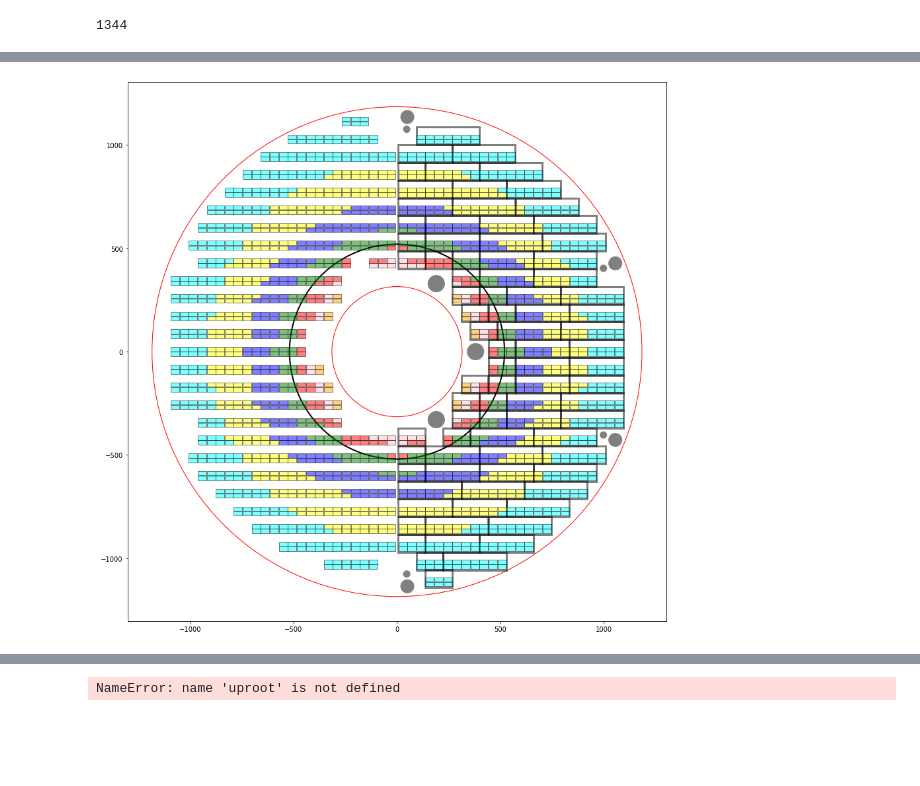
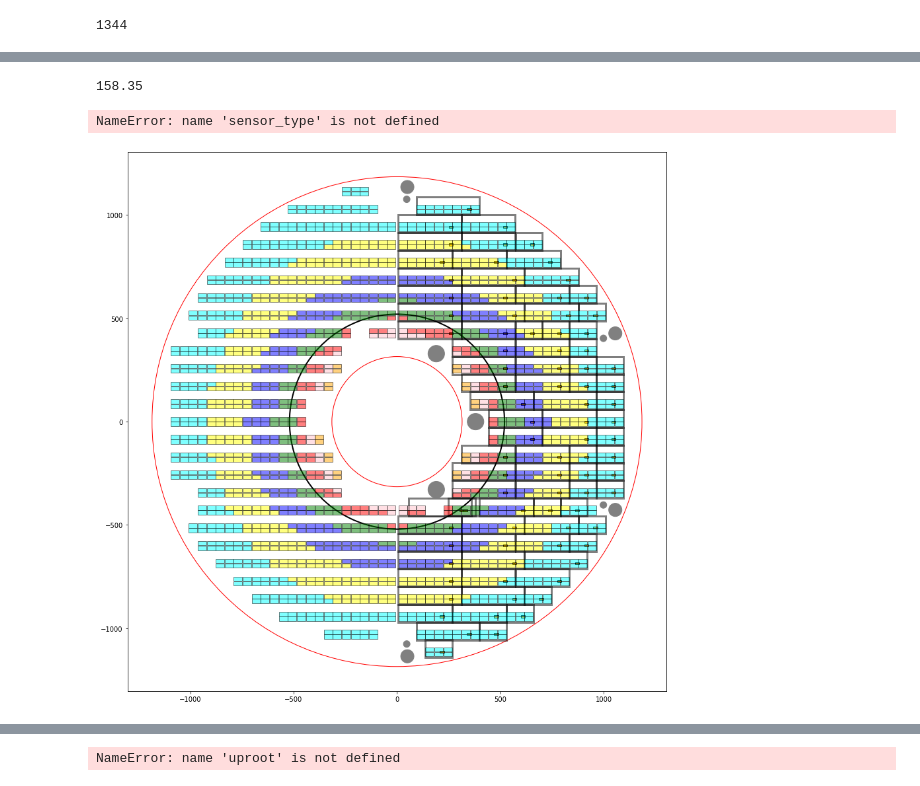
Before and after one commit to physiksgamez/ETL-SH-Design, a Jupyter notebook: bias_voltage.ipynb, the cells around one changed output, grey strips where cells are left out. Cells and saved outputs as stored; diff of their text form; code cells hidden in the pictures; blank space fills up the shorter version.

Commit message:
VTRX placement

```diff
--- a/bias_voltage.ipynb
+++ b/bias_voltage.ipynb
@@ -96,0 +174,24 @@ plt.show()
+# %%
+rb = ReadoutBoard(10,57.5, color='green')
+pb = ReadoutBoard(10,29.5, color='red')
+
+SM = SuperModule(m, pb, rb, n_modules=3, orientation='above')
+
+#SM.move_by(-SM.x1, -SM.y1)
+SM.centerModule()
+#SM.centerPB()
+
+plt.rcParams['figure.figsize'] = [15, 15]
+
+plt.gca().add_patch(SM.RB.getPolygon())
+plt.gca().add_patch(SM.PB.getPolygon())
+plt.gca().add_patch(SM.getPolygon())
+plt.gca().add_patch(SM.VTRX.getPolygon())
+
+for mods in SM.modules:
+    plt.gca().add_patch(mods.getPolygon())
+    for sens in mods.sensors:
+        plt.gca().add_patch(sens.getPolygon())
+
+plt.axis('scaled')
+plt.show()
@@ -276,10 +473,15 @@ mod_partitions
 new_layout['D1'].populate(SM, flavors=flavors, center_RB=True)  # this is not working
 new_layout['D2'].populate(SM, flavors=flavors, center_RB=True)  # this is not working
 # %%
+modify_partitions = True  # This switches on/off the forced short RBs at the center
+
 n_readout_boards = {3:0, 6:0, 7:0}
 n_modules = 0
 
-for face in ['D1', 'D2', 'D3', 'D4']:
+#faces = ['D1', 'D2', 'D3', 'D4']
+faces = ['D1']
+
+for face in faces:
     y_centers = []
     for i, sens in enumerate(d.sensors):
         if sens.x>0:
@@ -300,7 +502,7 @@ for face in ['D1', 'D2', 'D3', 'D4']:
 
     for part in partitions:
 
-        if abs(part[0])<500:
+        if abs(part[0])<500 and modify_partitions:
             if part[1][-1] == 6:
                 new_part = part[1][:-1] + [3,3]
             elif part[1][-2] == 6 and part[1][-1] == 3 and abs(part[0])>400:
@@ -376,7 +626,10 @@ for face in ['D2']:
     y_positions_individual = set(y_centers)
     y_counts = []
     for y in reversed(sorted(y_positions_individual)):
-        y_counts.append((y, int(y_centers.count(y))))
+        if -415>y>-420:
+            y_counts.append((y, int(y_centers.count(y))+2))
+        else:
+            y_counts.append((y, int(y_centers.count(y))))
 
     count_vector = y_counts[::2]
     partitions = []
@@ -386,7 +639,7 @@ for face in ['D2']:
     mod_partitions = []
 
     for part in partitions:
-        if abs(part[0])<500:
+        if abs(part[0])<500 and modify_partitions:
             if part[1][-1] == 6:
                 new_part = part[1][:-1] + [3,3]
             elif part[1][-2] == 6 and part[1][-1] == 3 and abs(part[0])>400:
@@ -420,9 +693,11 @@ partitions
 # %%
 supermodules = []
+partition = reversed(partition)# if modify_partitions else partition
+
 for i, y in enumerate(x_centers_module.keys()):
     _, __, partition = mod_partitions[i]
     start = 0
-    for n_mod in reversed(partition):
+    for n_mod in partition:
         tmp = copy.deepcopy(SuperModule.fromSuperModule(SM, n_modules=n_mod, module_gap=SM.module_gap, orientation=SM.orientation, color=colors[n_mod]))
         x = sum(x_centers_module[y][start:start+n_mod])/n_mod
         tmp.move_by(x, y+pb.width/2) ## switch between + and - for D1/D2
@@ -458,3 +706,11 @@ bv_sections[sensor_type]
+# %%
+new_layout['D2'].sensors[0].x
+# %% [output]
+158.35
+# %%
+bv_sections[sensor_type]
+# %% [output]
+NameError: name 'sensor_type' is not defined
 # %%
 SM = SuperModule(m, pb, rb, n_modules=3, orientation='above')
 
@@ -479,6 +735,7 @@ plt.gca().add_patch(outer)
 
 for SM in supermodules:
     plt.gca().add_patch(SM.getPolygon(alpha=0.5, fill=False))
+    plt.gca().add_patch(SM.VTRX.getPolygon(alpha=1.0))
 
 if True:
     for dee in [face]:#new_layout:
@@ -503,31 +760,31 @@ holes.append(plt.Circle((190, 329), 40,color='gray'))
 holes.append(plt.Circle((380, 0), 40,color='gray'))
 
 holes.append(plt.Circle((50, 1135.3), 32,color='gray'))
 holes.append(plt.Circle((47, 1076), 16,color='gray'))
 
 holes.append(plt.Circle((50, -1135.3), 32,color='gray'))
 holes.append(plt.Circle((47, -1076), 16,color='gray'))
 
 holes.append(plt.Circle((998.5, 403.15), 16,color='gray'))
 holes.append(plt.Circle((1056, 427), 32,color='gray'))
 
 holes.append(plt.Circle((998.5, -403.15), 16,color='gray'))
 holes.append(plt.Circle((1056, -427), 32,color='gray'))
 
 
 for hole in holes:
     plt.gca().add_patch(hole)
 
 
 zones = []
 for i, rad in enumerate(bv_sections[sensor_type]):
     if rad>315:
         zones.append(plt.Circle((0, 0), rad, fill=None, edgecolor='b', alpha=1))
 
 #for zone in zones:
 #    plt.gca().add_patch(zone)
 
 plt.axis('scaled')
 plt.show()
 # %% [output]
-[figure, old version]
+[figure, new version]
```
Also changed, not shown: parts of 62 cells of this notebook, 1 other file.
